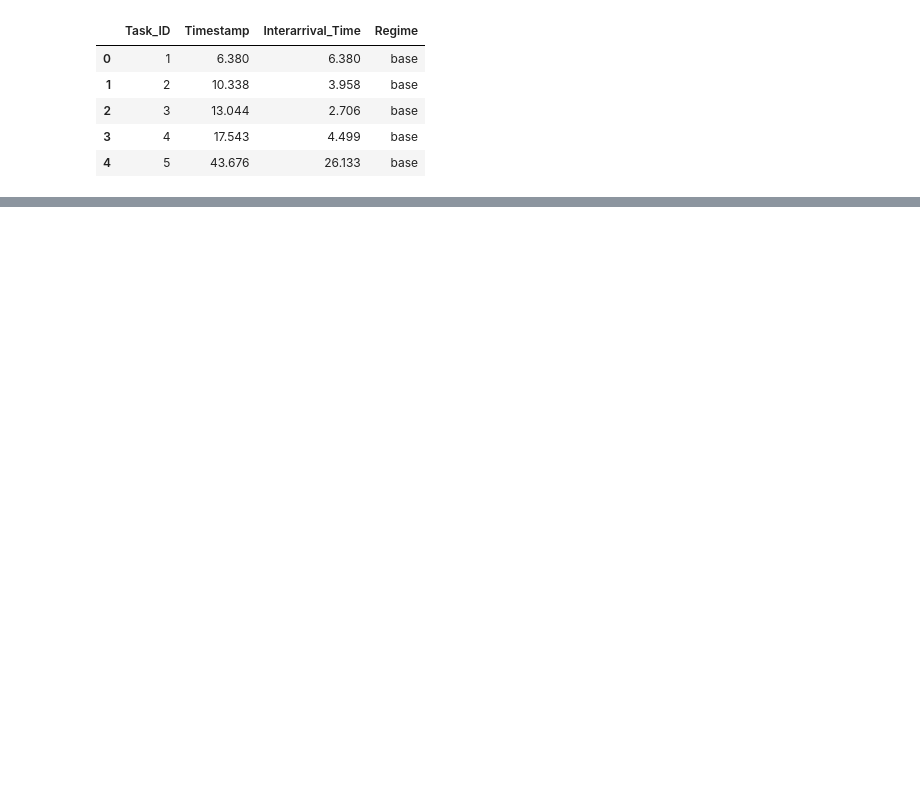
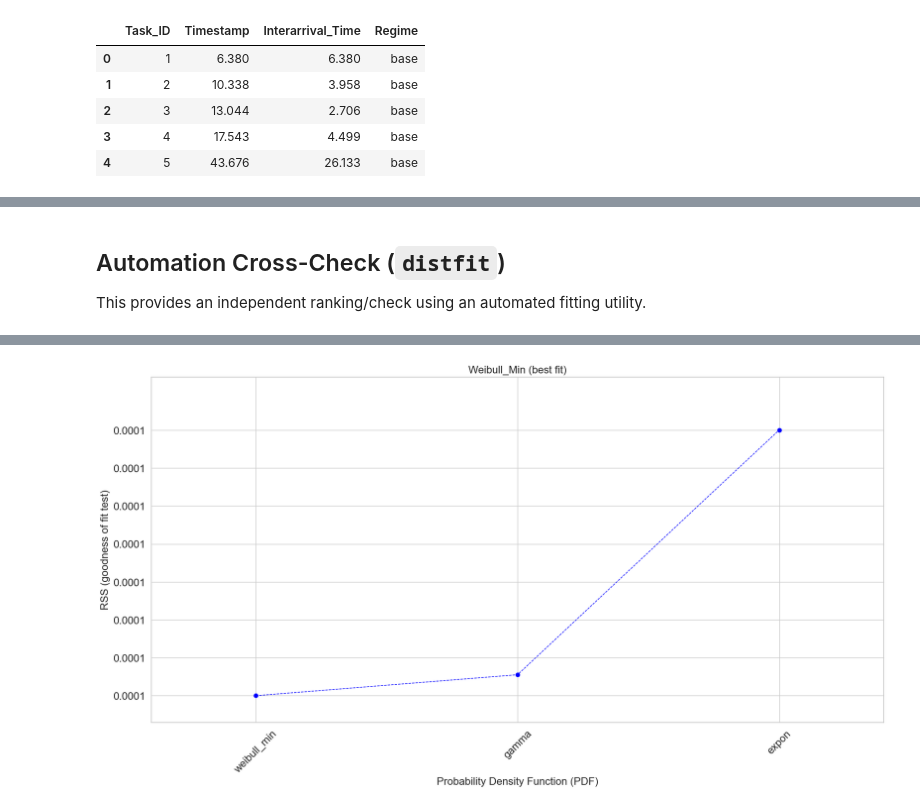
Before and after one commit to aditya1909-bit/GNN-Warehouse-Sim, a Jupyter notebook: notebooks/input_modeling_analysis.ipynb, the cells around one changed output, grey strips where cells are left out. Saved outputs shown, nothing was run; the diff lists cells and outputs as text; code cells hidden in the pictures; blank space fills up the shorter version.

```diff
--- a/notebooks/input_modeling_analysis.ipynb
+++ b/notebooks/input_modeling_analysis.ipynb
@@ -173,0 +235,13 @@ plt.tight_layout()
+# %% [markdown]
+## Automation Cross-Check (`distfit`)
+This provides an independent ranking/check using an automated fitting utility.
+# %%
+try:
+    from distfit import distfit
+    dfit = distfit(distr=['expon', 'gamma', 'weibull_min'])
+    _ = dfit.fit_transform(x)
+    dfit.plot_summary()
+    dfit.summary[['name', 'score', 'loc', 'scale', 'arg']].head()
+except ImportError:
+    print("distfit not installed. Install with: pip install distfit")
+# %% [output]
@@ -173,0 +258 @@ plt.tight_layout()
+[figure, added]
```
Also changed, not shown: parts of 12 cells of this notebook, 2 other files.
